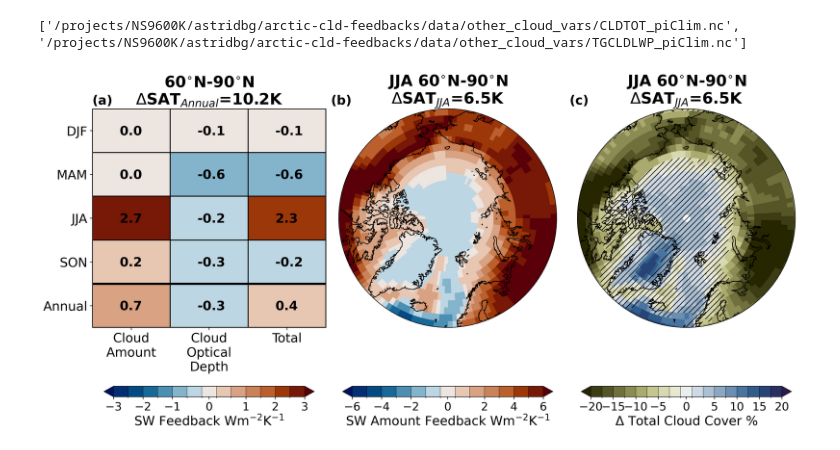
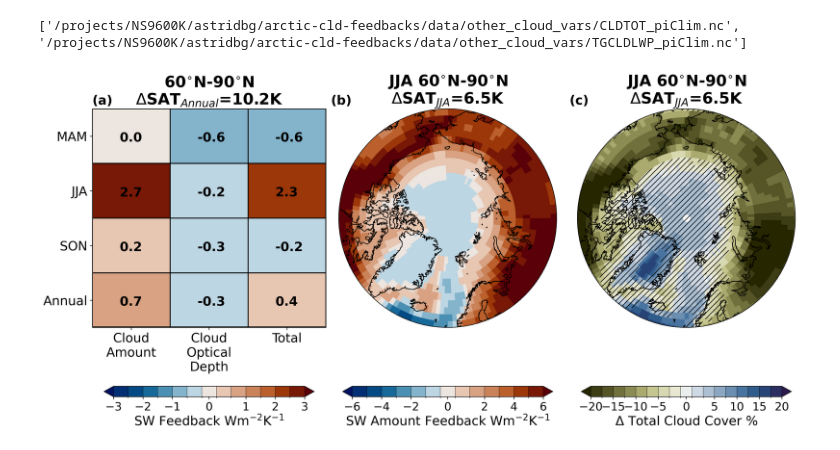
Before and after one commit to astridbg/arctic-cloud-feedbacks, a Jupyter notebook: Fig1_final.ipynb, the cells around one changed output. Drawn from its saved outputs; the diff is of its cells as text; code cells hidden in the pictures.

Commit message:
Updates on figures

```diff
--- a/Fig1_final.ipynb
+++ b/Fig1_final.ipynb
@@ -180,6 +159,7 @@ def xr_add_cyclic_point(da):
 # %%
 Arctic_limit = 60
 period = 120
+co2_conc = '4xCO2'
 
 seasons = ['DJF','MAM','JJA','SON']
 components = ['SWcld_amt', 'SWcld_tau','SWcld_tot']; component_names = ['Cloud\nAmount','Cloud\nOptical\nDepth', 'Total']
@@ -213,6 +193,7 @@ temp_t_avg.append(ds_dT.sel(period=period).mean('time'))
 
 feedbacks_t_avg = xr.concat(feedbacks_t_avg,dim='time')
 feedbacks_t_avg = feedbacks_t_avg.assign_coords({'time':seasons+['Annual']})
+feedbacks_t_avg = feedbacks_t_avg.isel(time=slice(1,5)) # Drop DJF
 
 cloud_t_avg = xr.concat(cloud_t_avg,dim='time')
 cloud_t_avg = cloud_t_avg.assign_coords({'time':seasons+['Annual']})
@@ -242,7 +223,6 @@ cmap_rb = cm.cm.vik
 colors = cmap_rb(np.linspace(0, 1, len(uneven_levels)+1))
 cmap, norm = mcolors.from_levels_and_colors(uneven_levels, colors,extend='both')
 
-co2_conc='4xCO2'
 ax = axs['(a)']
 d_SAT = temp_Arctic['tas'].sel(time='Annual',co2_conc=co2_conc).values
 feedbacks_i = feedbacks_Arctic.sel(co2_conc=co2_conc).to_dataarray()
@@ -274,7 +254,7 @@ cmap_rb = cm.cm.vik
 colors = cmap_rb(np.linspace(0, 1, len(uneven_levels)+1))
 cmap, norm = mcolors.from_levels_and_colors(uneven_levels, colors,extend='both')
 
-for ax,co2_conc in zip([ax2], ['4xCO2']):
+for ax,co2_conc in zip([ax2], [co2_conc]):
     functions.polarCentral_set_latlim([60,90], ax)
     data = feedbacks_t_avg['SWcld_amt'].sel(time='JJA', co2_conc=co2_conc)
     map = data.plot.pcolormesh(ax=ax, transform=ccrs.PlateCarree(),
@@ -294,32 +274,32 @@ cb.ax.tick_params(labelsize=16)
 uneven_levels = [-20,-17.5,-15,-12.5,-10,-7.5,-5,-2.5,-0.1,0.1,2.5,5,7.5,10,12.5,15,17.5,20]
 cmap_rb = cm.cm.broc_r
 colors = cmap_rb(np.linspace(0, 1, len(uneven_levels)+1))
 cmap, norm = mcolors.from_levels_and_colors(uneven_levels, colors,extend='both')
 
-for ax,co2_conc in zip([ax3], ['4xCO2']):
+for ax,co2_conc in zip([ax3], [co2_conc]):
     functions.polarCentral_set_latlim([60,90], ax)
     data = cloud_t_avg['CLDTOT'].sel(time='JJA',co2_conc=co2_conc) - cloud_piClim_t_avg['CLDTOT'].sel(time='JJA') # Get cloud fraction change from pre-industrial climate
     data = data*100 # Convert cloud fraction to percentage
     map = data.plot.pcolormesh(ax=ax, transform=ccrs.PlateCarree(),
                                         cmap=cmap,norm=norm,
                                         add_colorbar=False)
     d_SAT_JJA = temp_Arctic['tas'].sel(time='JJA',co2_conc=co2_conc).values
     ax.set_title('JJA 60$^{\circ}$N-90$^{\circ}$N'+'\n$\Delta$SAT$_{JJA}$='+str(np.round(d_SAT_JJA,1))+'K', fontsize=22,fontweight='bold')
     ax.coastlines()
     hatch_density=3
     hatch_style='/'
     insignificant_data = functions.xr_add_cyclic_point(np.abs(data) < piClim_cloud_std['CLDTOT'].sel(season='JJA')*100)
     hatch = ax.contourf(insignificant_data.lon, insignificant_data.lat, insignificant_data, transform=ccrs.PlateCarree(), colors='none', levels=[.5,1.5], hatches=[hatch_density*hatch_style, hatch_density*hatch_style])
 cb = fig.colorbar(map, ax=ax, location='bottom', ticks=[-20,-15,-10,-5,0,5,10,15,20], drawedges=True,shrink=0.9)
 
 cb.set_label(label='$\Delta$ Total Cloud Cover %',fontsize=18)
 cb.ax.tick_params(labelsize=16)
 
 # Label subplots
 for label, ax in axs.items():
     ax.set_title(label, loc='left', fontsize=18,fontweight='bold')
 
 fig.savefig('/nird/datapeak/NS9600K/astridbg/arctic-cld-feedbacks/arctic-cloud-feedbacks/article_figs/Fig1.png')
 fig.savefig('/nird/datapeak/NS9600K/astridbg/arctic-cld-feedbacks/arctic-cloud-feedbacks/article_figs/Fig1.pdf')
 # %% [output]
-[figure, old version]
+[figure, new version]
```
Also changed, not shown: parts of 1 cell of this notebook, 4 other files.
